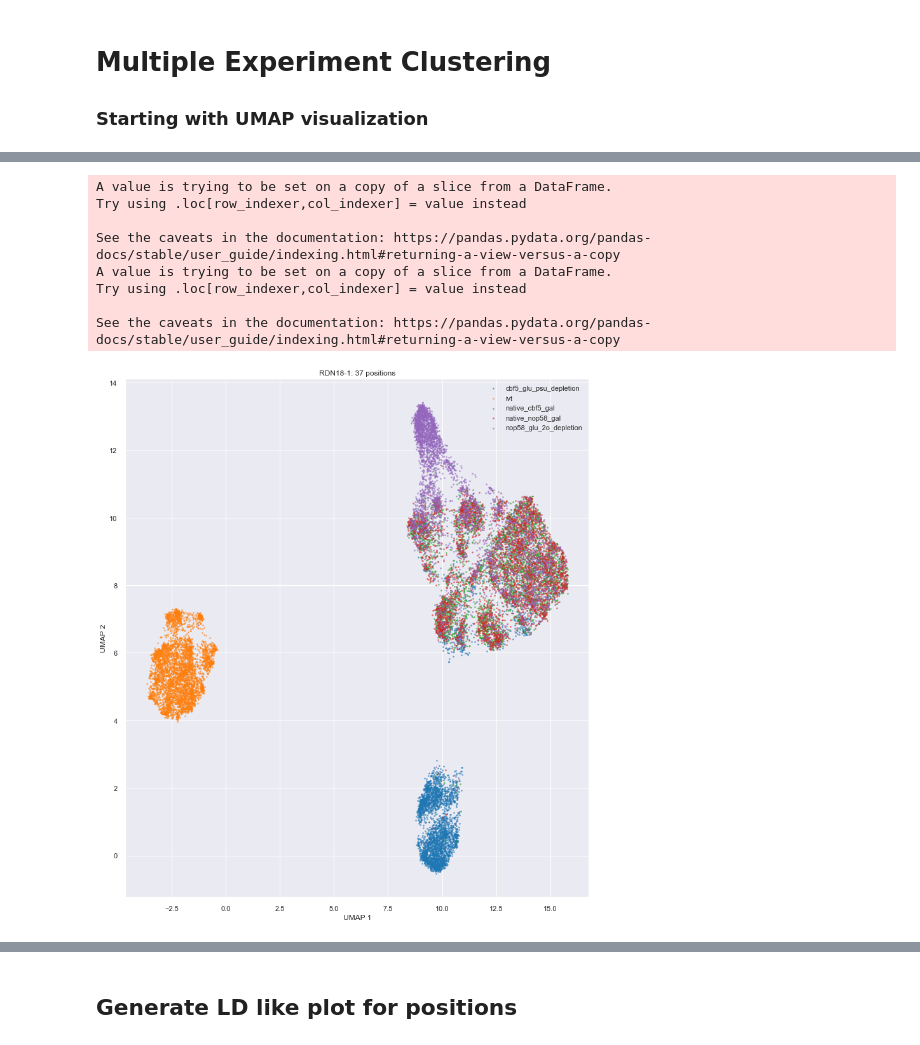
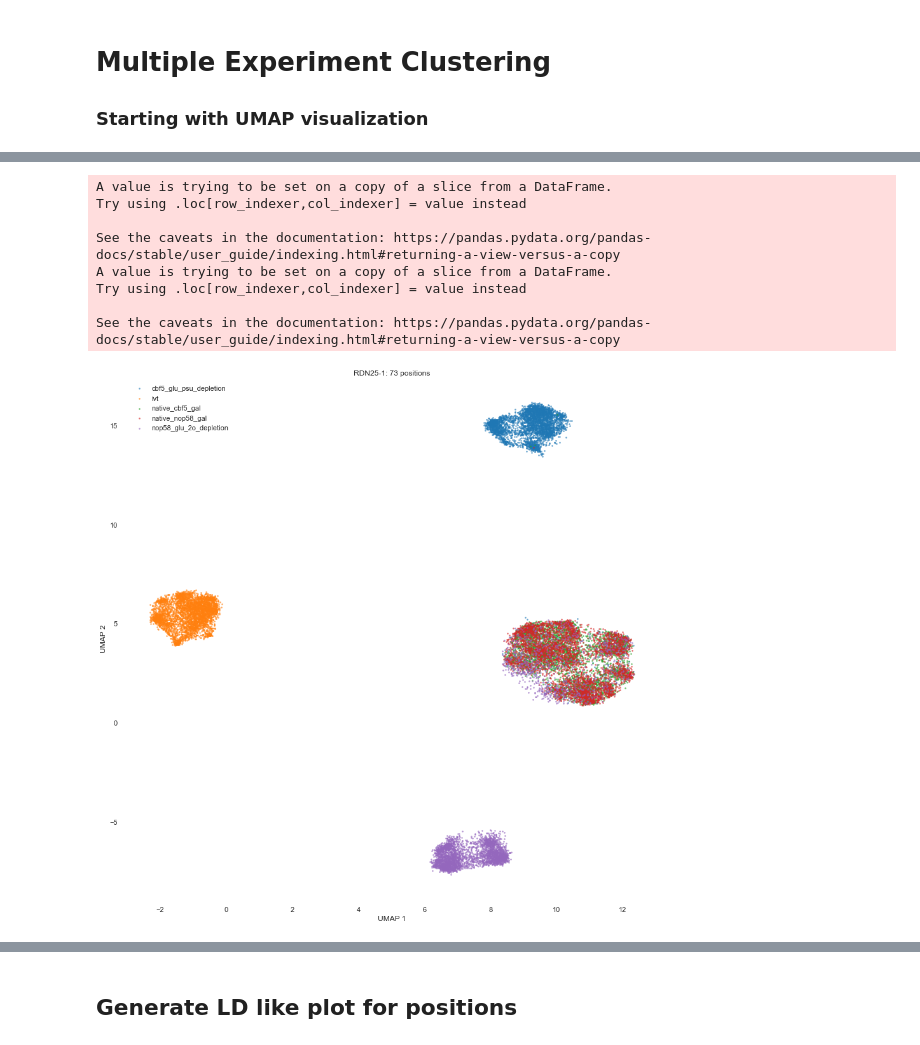
Before and after one commit to adbailey4/read_clustering, a Jupyter notebook: notebooks/multiple_experiment_clustering.ipynb, the cells around one changed output, grey strips where cells are left out. Drawn from its saved outputs; the diff is of its cells as text; code cells hidden in the pictures.

Commit message:
add preliminary simulation_glu_titration plots

```diff
--- a/notebooks/multiple_experiment_clustering.ipynb
+++ b/notebooks/multiple_experiment_clustering.ipynb
@@ -194,2 +238,4 @@ class VariantCalls(VariantCall):
+# %%
+figures = "/Users/andrewbailey/CLionProjects/rrna_analysis/figures/read_clustering"
 # %%
 vc = VariantCalls(file_paths, labels)
@@ -196,15 +278,17 @@ vc = VariantCalls(file_paths, labels)
 # %%
-contig = 'RDN18-1'
-vc.plot_UMAP_by_label(contig, vc.get_contig_positions(contig))
+contig = 'RDN25-1'
+figure_path=os.path.join(figures, f"umap_{contig}_{n_components}_plot.png")
+
+vc.plot_UMAP_by_label(contig, vc.get_contig_positions(contig), figure_path=figure_path)
 # %% [output]
 A value is trying to be set on a copy of a slice from a DataFrame.
 Try using .loc[row_indexer,col_indexer] = value instead
 
 See the caveats in the documentation: https://pandas.pydata.org/pandas-docs/stable/user_guide/indexing.html#returning-a-view-versus-a-copy
 A value is trying to be set on a copy of a slice from a DataFrame.
 Try using .loc[row_indexer,col_indexer] = value instead
 
 See the caveats in the documentation: https://pandas.pydata.org/pandas-docs/stable/user_guide/indexing.html#returning-a-view-versus-a-copy
-[figure, old version]
+[figure, new version]
 # %%
 n = -1
```
Also changed, not shown: parts of 13 cells of this notebook, 2 other files.
